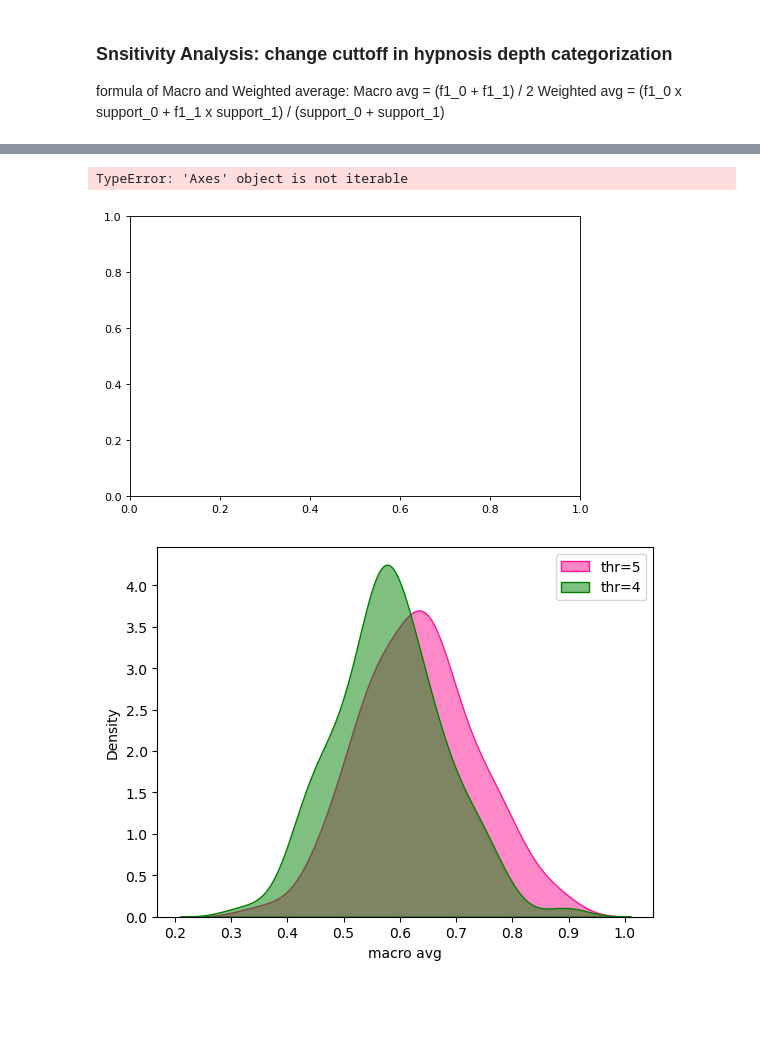
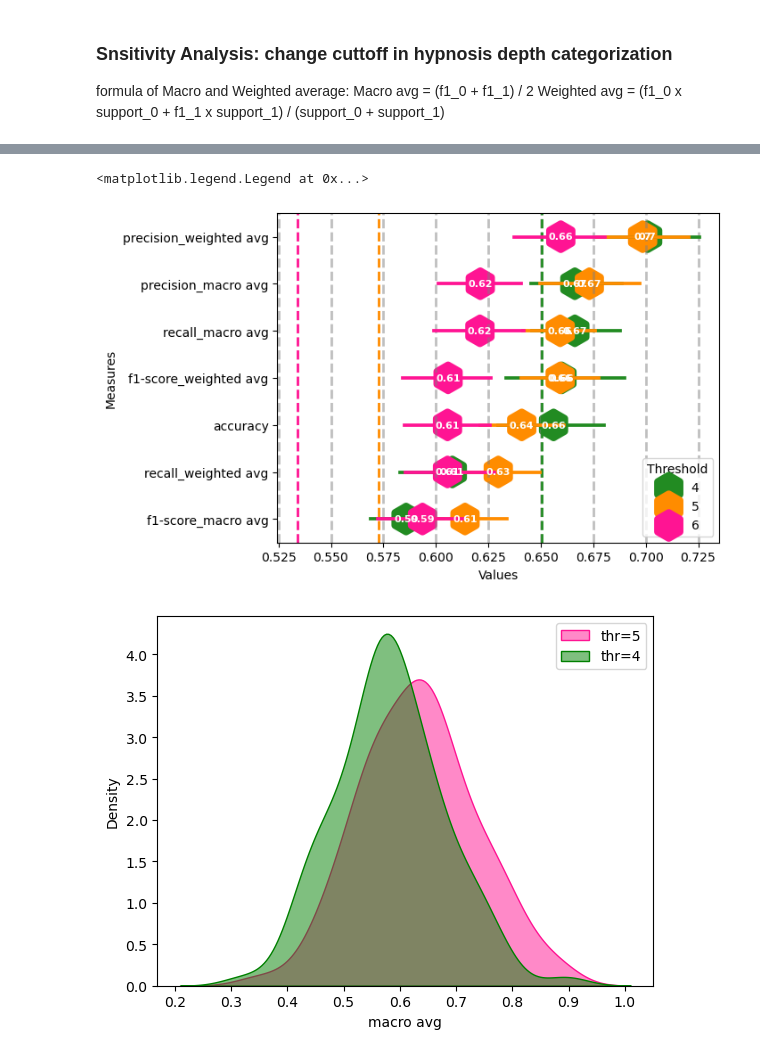
Before and after one commit to Yeganehfrh/SugNet, a Jupyter notebook: notebooks/archived/Respons to Reviewers.ipynb, the cells around one changed output, grey strips where cells are left out. Drawn from its saved outputs; the diff is of its cells as text; code cells hidden in the pictures; blank space fills up the shorter version.

```diff
--- a/notebooks/archived/Respons to Reviewers.ipynb
+++ b/notebooks/archived/Respons to Reviewers.ipynb
@@ -667,9 +686,17 @@ DATA.reset_index(drop=True, inplace=True)
 X = DATA[['bids_id', 'procedure']].values
 groups = DATA['bids_id']
 # %%
-y = DATA['hypnosis_depth'].apply(lambda x: 0 if x <= 5 else 1)
+cutoffs = [4, 5, 6]
 
-report, acc, recall = run_classfication(kind='power sensor', frequency_band='gamma',
-                                                       power_type='absolute',
-                                                       X=X, y=y,
-                                                       groups=groups, n_iter=1)
+reports = {}
+accs = {}
+recalls = {}
+for thr in cutoffs:
+    print('>>>>>', thr)
+    y = DATA['hypnosis_depth'].apply(lambda x: 0 if x <= thr else 1)
+    report, acc, recall = run_classfication('power sensor', 'gamma', 'absolute', X, y, groups, n_iter=20)
+    reports[thr] = report
+    accs[thr] = acc
+    recalls[thr] = recall
+
+df_cutoffs = pd.concat(reports, axis=0, keys=cutoffs)
@@ -676,15 +706,0 @@ report, acc, recall = run_classfication(kind='power sensor', frequency_band='gam
-# %%
-cutoffs = [4, 5]
-
-reports = {}
-accs = {}
-recalls = {}
-for thr in cutoffs:
-    print('>>>>>', thr)
-    y = DATA['hypnosis_depth'].apply(lambda x: 0 if x <= thr else 1)
-    report, acc, recall = run_classfication('power sensor', 'gamma', 'absolute', X, y, groups, n_iter=20)
-    reports[thr] = report
-    accs[thr] = acc
-    recalls[thr] = recall
-
-df_cutoffs = pd.concat(reports, axis=0, keys=cutoffs)
@@ -733,16 +707,17 @@ plt.legend(title='Threshold')
-# %%
-import joypy
-df_4 =  df_cutoffs.loc[4].drop('support').reset_index()
-df_5 =  df_cutoffs.loc[5].drop('support').reset_index()
-plt.figure(figsize=(16,10), dpi= 80)
-# plot all distributions at once
-for fig, ax in plt.subplot(222):
-    joypy.joyplot(df_4, column=['accuracy'], by='index', color='forestgreen', alpha=0.5)
-    joypy.joyplot(df_5, column=['accuracy'], by='index', color='deeppink', alpha=0.5)
-plt.show()
-# %% [output]
-TypeError: 'Axes' object is not iterable
-[figure, removed]
+# %%
+colors = ['forestgreen', 'darkorange', 'deeppink']
+for thr, color in zip(cutoffs, colors):
+    plot_result(df_cutoffs,
+                thr,
+                color=color,
+                include=['accuracy', 'weighted avg', 'macro avg'],
+                exclude=['support'],
+                scale=3,
+                marker='h')
+plt.legend(title='Threshold')
+# %% [output]
+<matplotlib.legend.Legend at 0x...>
+[figure, added]
 # %%
 recall_macro_5 = pd.concat(reports, axis=0, keys=thrs).loc[5].loc['recall', 'macro avg']
 recall_macro_4 = pd.concat(reports, axis=0, keys=thrs).loc[4].loc['recall', 'macro avg']
```
Also changed, not shown: parts of 5 cells of this notebook.
